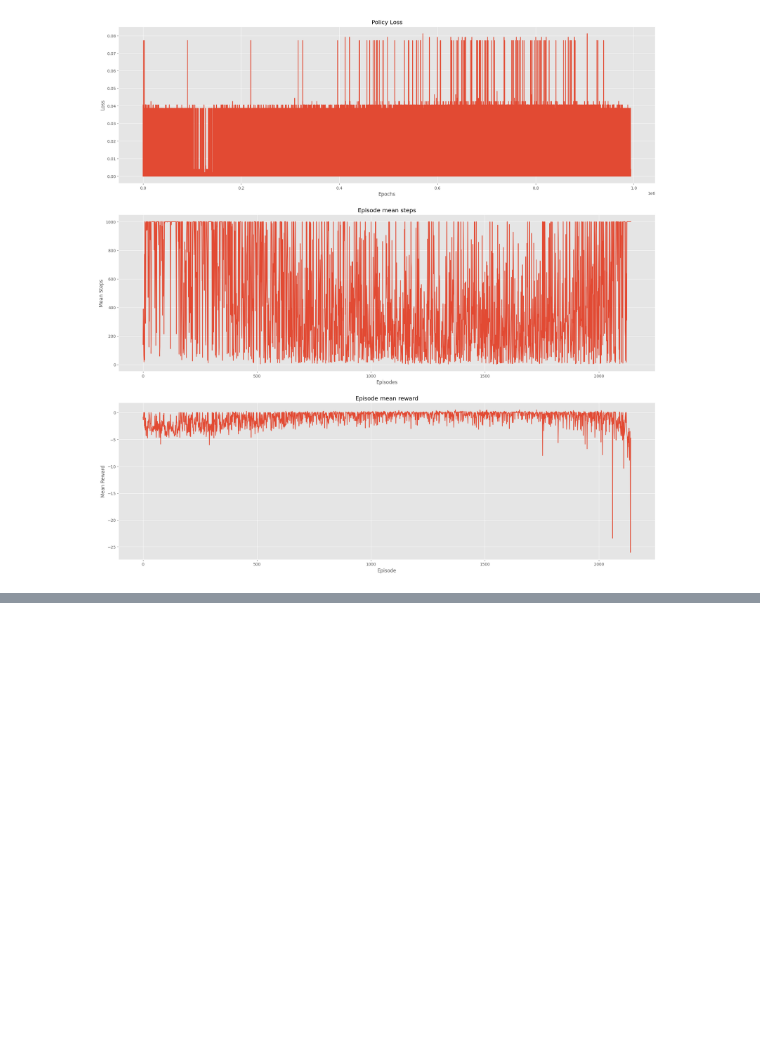
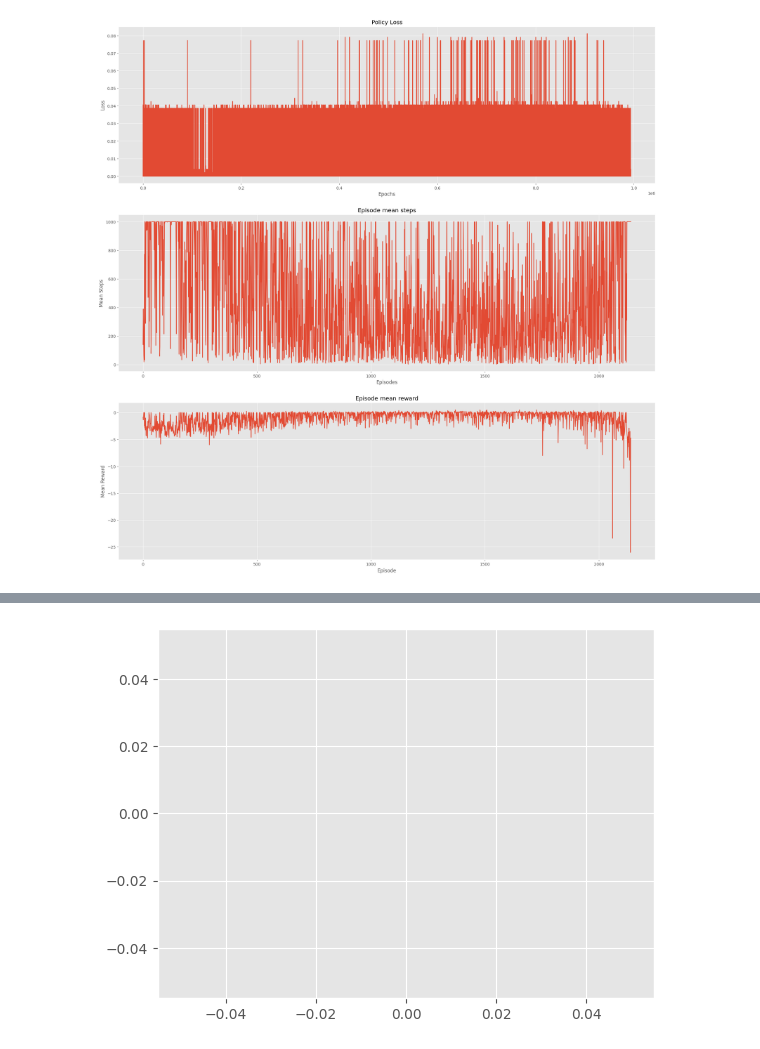
Before and after one commit to tcarausu/SwarmRobots, a Jupyter notebook: envs/analyze.ipynb, the cells around one changed output, grey strips where cells are left out. Saved outputs shown, nothing was run; the diff lists cells and outputs as text; code cells hidden in the pictures; blank space fills up the shorter version.

```diff
--- a/envs/analyze.ipynb
+++ b/envs/analyze.ipynb
@@ -106,0 +131,11 @@ _ = get_results("results/MULTIAGENT_DISCRETE_8agent_random/FirstRun/log.json", v
+# %%
+fig,ax = plt.subplots(1,1)
+scatter_positions = ax.scatter([], [])
+def update(frame):
+    print("a")
+    with open('../Communication_Test.txt', 'r') as f:
+        comm = [float(line[:-1].replace(",",".")) for line in f]
+    scatter_positions.set_offsets([list(range(len(comm))),comm])
+    return scatter_positions
+# %% [output]
+[figure, added]
```
Also changed, not shown: parts of 5 cells of this notebook, 9 other files.
